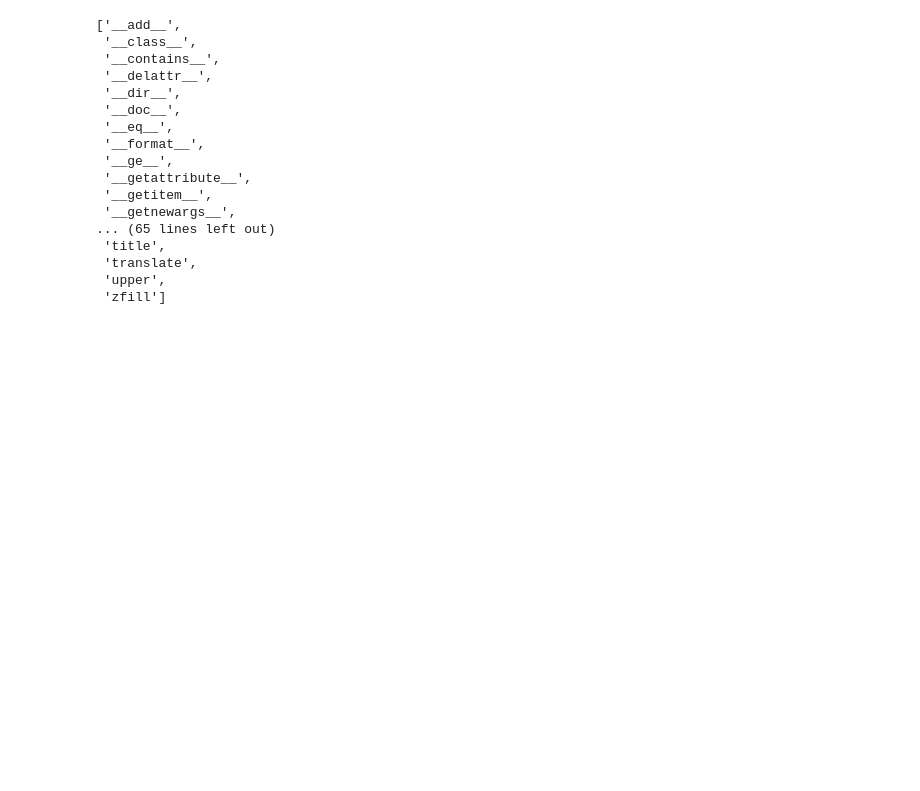
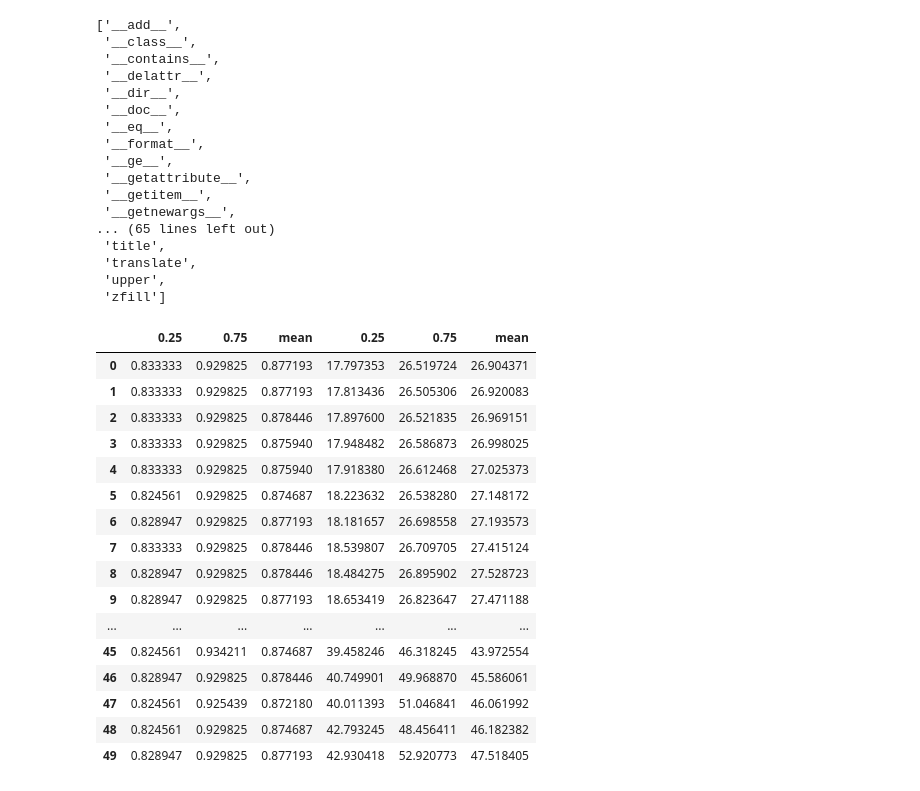
Before and after one commit to tail-call/Research, a Jupyter notebook: hyperplot11.ipynb, the cells around one changed output. Drawn from its saved outputs; the diff is of its cells as text; code cells hidden in the pictures; blank space fills up the shorter version.

```diff
--- a/hyperplot11.ipynb
+++ b/hyperplot11.ipynb
@@ -147,3 +151,59 @@ dir('hi')
  'translate',
  'upper',
  'zfill']
+# %%
+def compute_curve(
+    measurement: str,
+    dataset: int,
+    network: str,
+    metric: str,
+    N: int,
+) -> pd.DataFrame:
+    rows = (
+        df
+            .loc[df.Measurement == measurement]
+            .loc[df.Dataset == dataset]
+            .loc[df.Network == network]
+            .loc[df.N == N]
+    )
+
+    if measurement == 'loss':
+        values = pd.DataFrame([report[row.Key] for row in rows.itertuples()])
+    else:
+        values = pd.DataFrame([report[row.Key][metric] for row in rows.itertuples()])
+
+    result = values.quantile([0.25, 0.75]).transpose()
+    result['mean'] = values.mean()
+    return result
+
+pd.concat([compute_curve(
+    measurement='evaluate',
+    dataset=1,
+    network='RegularNetwork',
+    metric='accuracy',
+    N=0,
+), compute_curve(
+    measurement='evaluate',
+    dataset=3,
+    network='AugmentedReLUNetwork',
+    metric='mse',
+    N=0,
+)], axis=1)
+# %% [output]
+|  | 0.25 | 0.75 | mean | 0.25 | 0.75 | mean |
+| 0 | 0.833333 | 0.929825 | 0.877193 | 17.797353 | 26.519724 | 26.904371 |
+| 1 | 0.833333 | 0.929825 | 0.877193 | 17.813436 | 26.505306 | 26.920083 |
+| 2 | 0.833333 | 0.929825 | 0.878446 | 17.897600 | 26.521835 | 26.969151 |
+| 3 | 0.833333 | 0.929825 | 0.875940 | 17.948482 | 26.586873 | 26.998025 |
+| 4 | 0.833333 | 0.929825 | 0.875940 | 17.918380 | 26.612468 | 27.025373 |
+| 5 | 0.824561 | 0.929825 | 0.874687 | 18.223632 | 26.538280 | 27.148172 |
+| 6 | 0.828947 | 0.929825 | 0.877193 | 18.181657 | 26.698558 | 27.193573 |
+| 7 | 0.833333 | 0.929825 | 0.878446 | 18.539807 | 26.709705 | 27.415124 |
+| 8 | 0.828947 | 0.929825 | 0.878446 | 18.484275 | 26.895902 | 27.528723 |
+| 9 | 0.828947 | 0.929825 | 0.877193 | 18.653419 | 26.823647 | 27.471188 |
+| ... | ... | ... | ... | ... | ... | ... |
+| 45 | 0.824561 | 0.934211 | 0.874687 | 39.458246 | 46.318245 | 43.972554 |
+| 46 | 0.828947 | 0.929825 | 0.878446 | 40.749901 | 49.968870 | 45.586061 |
+| 47 | 0.824561 | 0.925439 | 0.872180 | 40.011393 | 51.046841 | 46.061992 |
+| 48 | 0.824561 | 0.929825 | 0.874687 | 42.793245 | 48.456411 | 46.182382 |
+| 49 | 0.828947 | 0.929825 | 0.877193 | 42.930418 | 52.920773 | 47.518405 |
```
Also changed, not shown: parts of 3 cells of this notebook, 2 other files.
